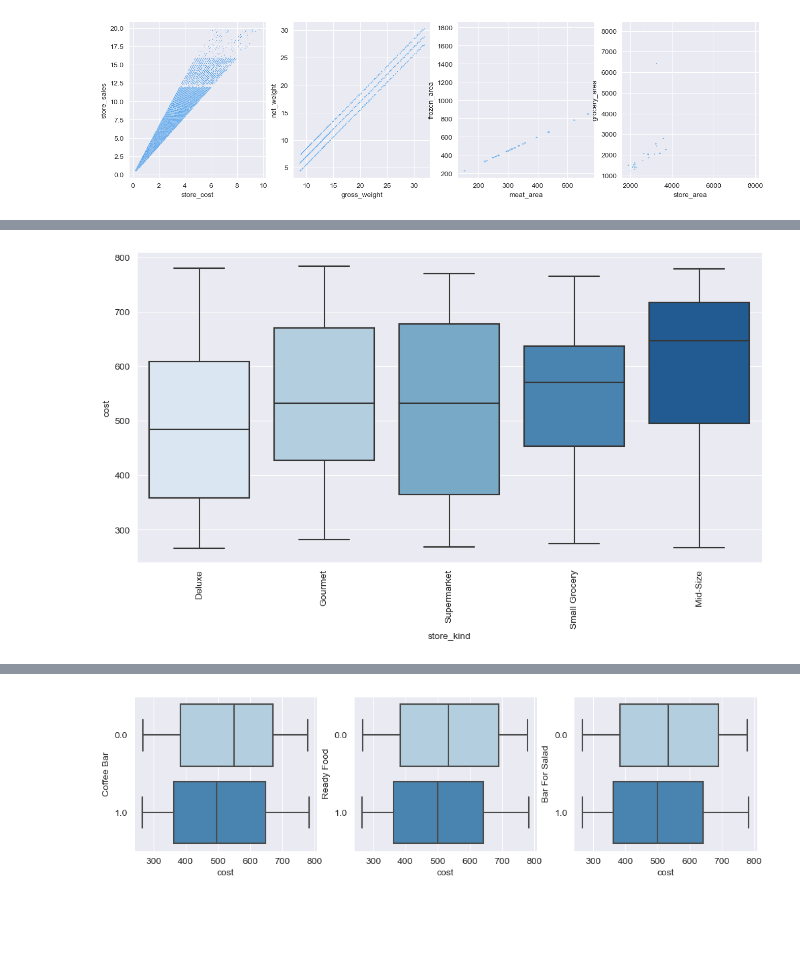
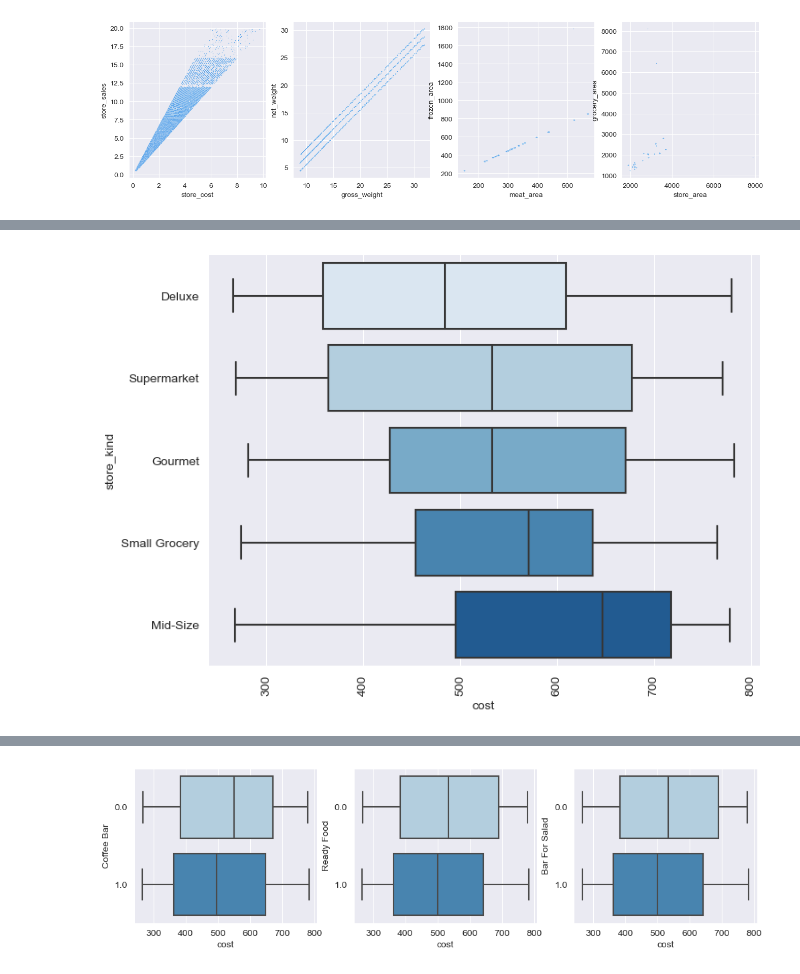
Before and after one commit to AyaHazem61/IEEE-ManSB-VICTORIS-2.0-Data-Science-Competition, a Jupyter notebook: IEEE-ManSB-VICTORIS-2.0-Filtration/regression-challenge-predicting-market-cost.ipynb, the cells around one changed output, grey strips where cells are left out. Saved outputs shown, nothing was run; the diff lists cells and outputs as text; code cells hidden in the pictures; blank space fills up the shorter version.

```diff
--- a/IEEE-ManSB-VICTORIS-2.0-Filtration/regression-challenge-predicting-market-cost.ipynb
+++ b/IEEE-ManSB-VICTORIS-2.0-Filtration/regression-challenge-predicting-market-cost.ipynb
@@ -304,6 +298,9 @@ df.loc[(df == 'missing').any(axis = 1)]
 from sklearn.model_selection import train_test_split
 
 train, val = train_test_split(df, test_size = 0.2, random_state = 42)
+train = train.reset_index(drop = True)
+val = val.reset_index(drop = True)
+
 X_train, X_val, y_train, y_val = train.drop('Cost', axis = 1), val.drop('Cost', axis = 1), train['Cost'], val['Cost']
 # %%
 cols_rename = ['batch_num', 'person_description', 'place_code', 'customer_order',
@@ -769,13 +510,13 @@ plt.show()
 # %%
 #variance in distribution between categories
 
-fig, ax = plt.subplots(figsize = (12, 6))
-sns.boxplot(x = 'store_kind', y = 'cost', data = train_cleaned, palette='Blues',
-            order = train_cleaned.groupby('store_kind')['cost'].median().sort_values().index)
+fig, ax = plt.subplots(figsize = (8, 6))
+sns.boxplot(y = 'store_kind', x = 'cost', data = train_cleaned, palette='Blues',
+            order = train_cleaned.groupby('store_kind')['cost'].quantile(0.25).sort_values().index)
 plt.xticks(rotation=90)
 plt.show()
 # %% [output]
-[figure, old version]
+[figure, new version]
 # %%
 #variance in distribution between categories
 
```
Also changed, not shown: parts of 31 cells of this notebook, 1 other file.
